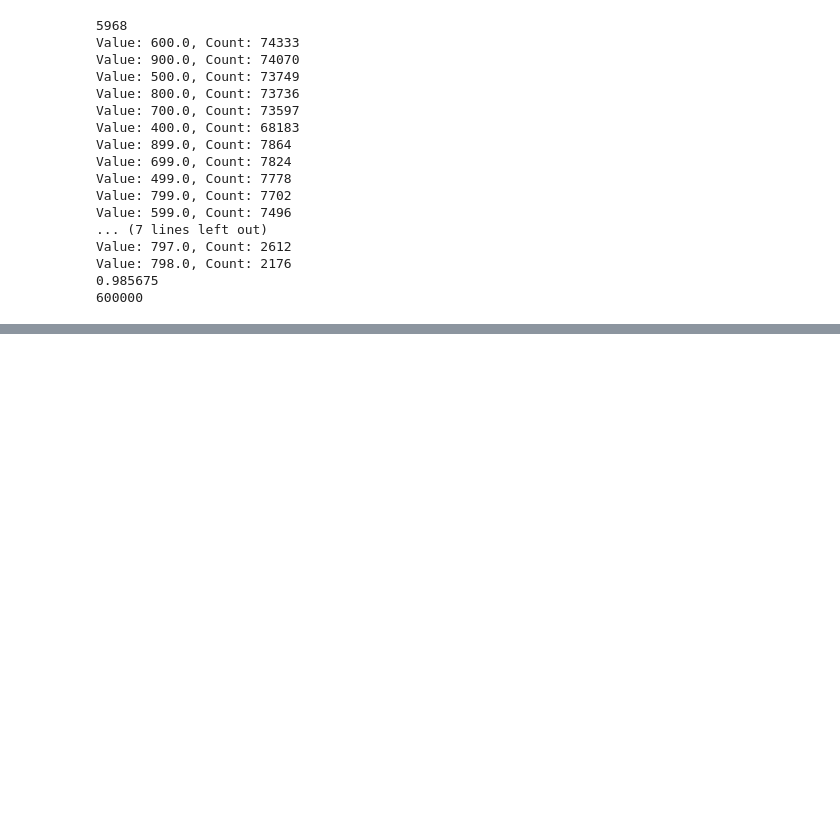
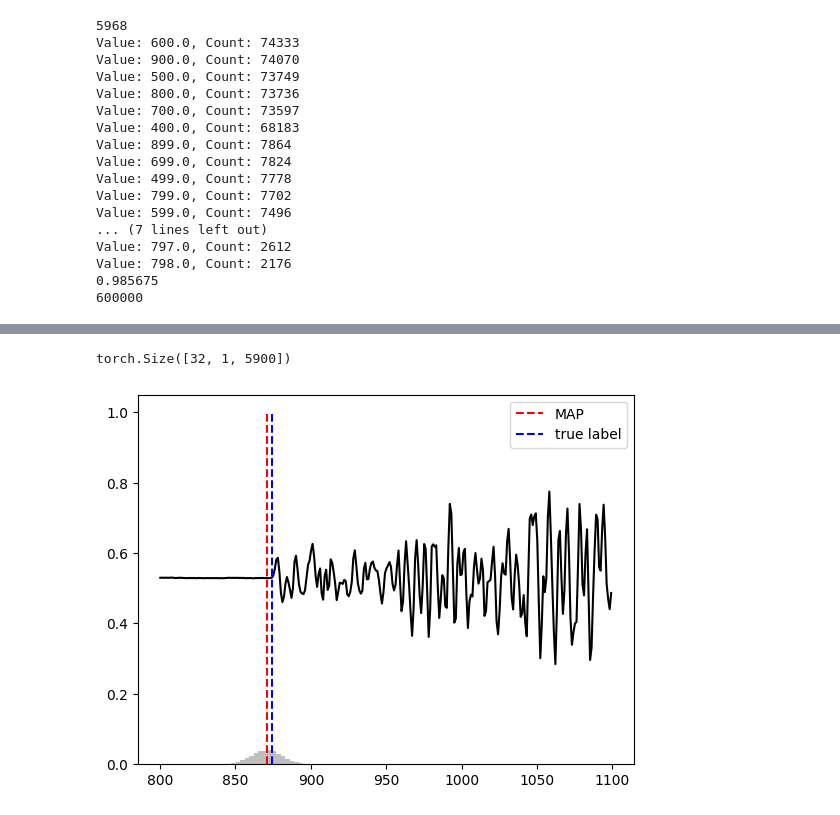
Before and after one commit to kerimoglutolga/earthquake-monitoring, a Jupyter notebook: Regression/BDL_Experiments.ipynb, the cells around one changed output, grey strips where cells are left out. Cells and saved outputs as stored; diff of their text form; code cells hidden in the pictures; blank space fills up the shorter version.

Commit message:
Training on my mac

```diff
--- a/Regression/BDL_Experiments.ipynb
+++ b/Regression/BDL_Experiments.ipynb
@@ -581,0 +605,13 @@ Value: 798.0, Count: 2176
+# %%
+state_dict = torch.load('/Users/noahliniger/Documents/GitHub/earthquake-monitoring/3Epochs_noBW.pth')
+model = PickerNet()
+model.load_state_dict(state_dict)
+csv_files = ['/Users/noahliniger/Downloads/chunk2/chunk2.csv', '/Users/noahliniger/Downloads/chunk3/chunk3.csv', '/Users/noahliniger/Downloads/chunk4/chunk4.csv'] #['data/chunk2.csv', 'data/chunk3.csv', 'data/chunk4.csv']#, 'data/chunk5.csv', 'data/chunk6.csv']
+h5_files = ['/Users/noahliniger/Downloads/chunk2/chunk2.hdf5', '/Users/noahliniger/Downloads/chunk3/chunk3.hdf5', '/Users/noahliniger/Downloads/chunk4/chunk4.hdf5'] #['data/chunk2.hdf5', 'data/chunk3.hdf5', 'data/chunk4.hdf5']#, 'data/chunk5.hdf5', 'data/chunk6.hdf5']
+picker = Picker(csv_files=csv_files, h5_files=h5_files, model=PickerNet())
+print("Creating the data loaders...")
+picker.createDataLoaders(frac_train=0.7, frac_test=0.15, batch_size=32, return_snr=False)
+print("Created the data loaders...")
+device = torch.device("mps" if torch.backends.mps.is_available() else "cpu")
+print("Device:", device)
+model.to(device)
@@ -581,0 +640,23 @@ Value: 798.0, Count: 2176
+# %%
+distances = []
+for i, (waves, labels) in enumerate(picker.valid_loader):
+    waves, labels = waves.to(device), labels.to(device)
+    out = model(waves)
+    break
+waves.shape
+# %% [output]
+torch.Size([32, 1, 5900])
+# %%
+x = np.linspace(start=0,stop=5900, num=5900)
+for i in range(11,12):
+    plt.plot(x[800:1100], waves[i,0,800:1100].detach().cpu().numpy(),"k")
+    plt.vlines(out[i,0].detach().cpu().numpy(), ymax=1, ymin=0, colors="r", label="MAP", linestyles="--")
+    plt.vlines(labels[i,0].detach().cpu().numpy(), ymax=1, ymin=0, colors="b", label="true label", linestyles="--")
+    plt.legend()
+    # Generating Gaussian data points centered at out[i,0] with a std deviation of 0.007
+    gaussian_data = np.random.normal(out[i,0].detach().cpu().numpy(), 10, 10000)
+    # Plotting the histogram of the Gaussian data
+    plt.hist(gaussian_data, bins=30, alpha=0.5, color='gray', density=True)
+    plt.show()
+# %% [output]
+[figure, added]
```
Also changed, not shown: parts of 13 cells of this notebook, 6 other files.
